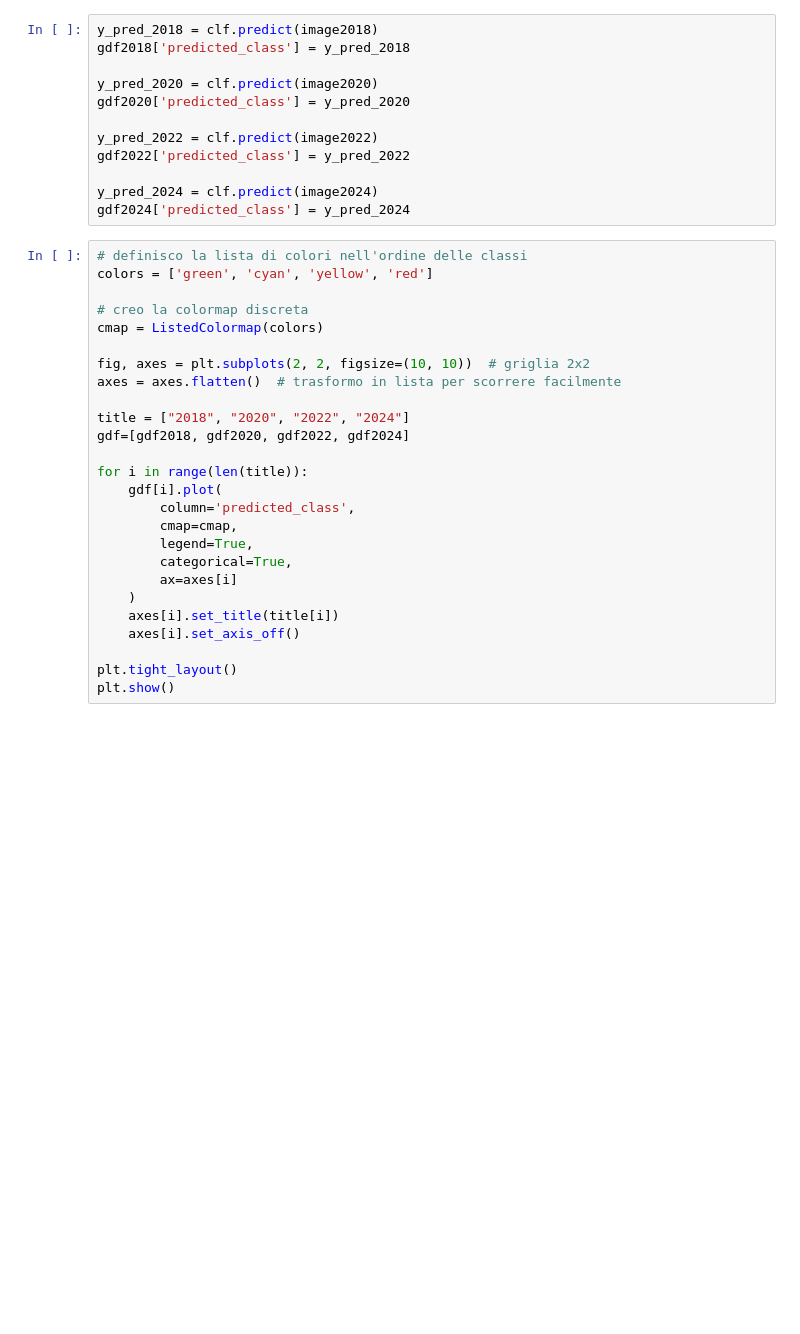
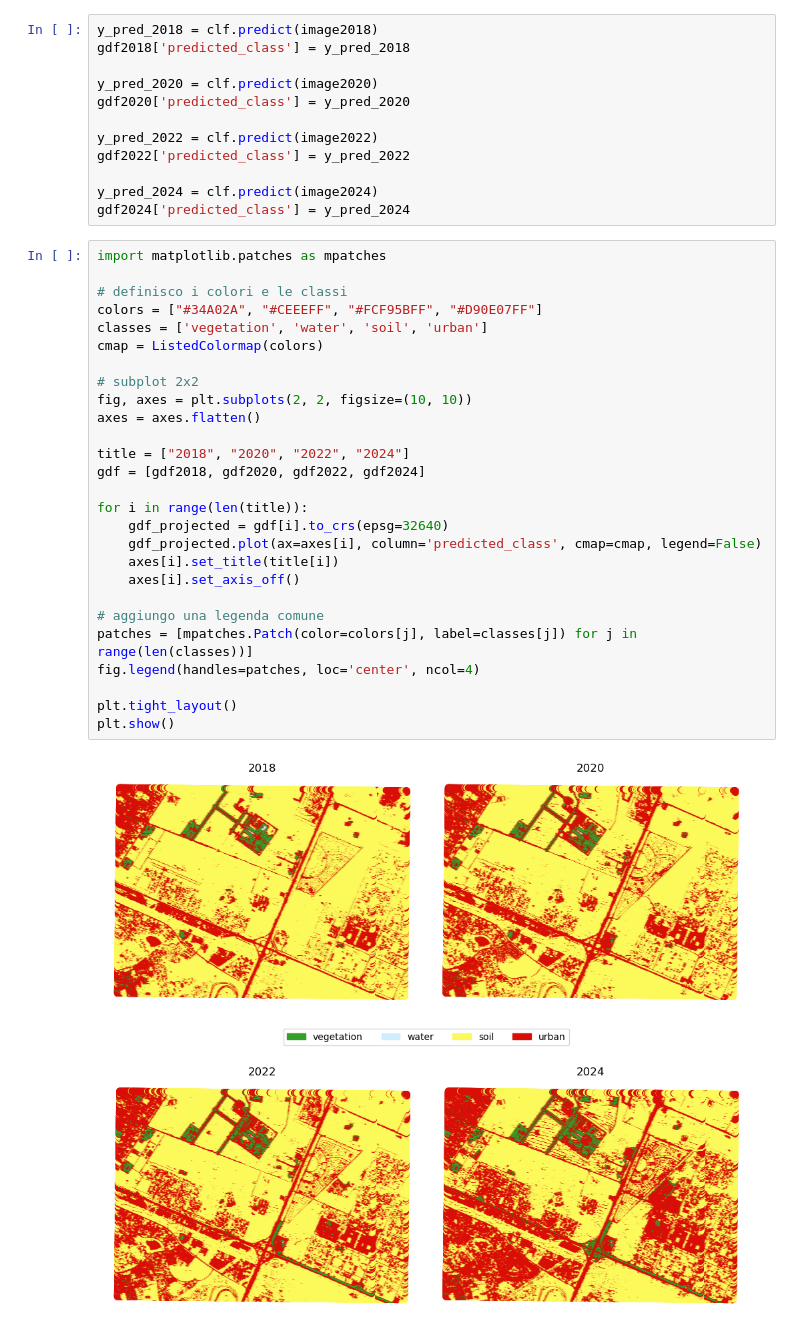
Before and after one commit to SvevaZ/EO_Advanced_project, a Jupyter notebook: Prediction.ipynb, the cells around one changed output. Drawn from its saved outputs; the diff is of its cells as text; blank space fills up the shorter version.

```diff
--- a/Prediction.ipynb
+++ b/Prediction.ipynb
@@ -79,29 +71,32 @@ gdf2022['predicted_class'] = y_pred_2022
 
 y_pred_2024 = clf.predict(image2024)
 gdf2024['predicted_class'] = y_pred_2024
-# %%
-# definisco la lista di colori nell'ordine delle classi
-colors = ['green', 'cyan', 'yellow', 'red']
-
-# creo la colormap discreta
-cmap = ListedColormap(colors)
-
-fig, axes = plt.subplots(2, 2, figsize=(10, 10))  # griglia 2x2
-axes = axes.flatten()  # trasformo in lista per scorrere facilmente
-
-title = ["2018", "2020", "2022", "2024"]
-gdf=[gdf2018, gdf2020, gdf2022, gdf2024]
-
-for i in range(len(title)):
-    gdf[i].plot(
-        column='predicted_class',
-        cmap=cmap,
-        legend=True,
-        categorical=True,
-        ax=axes[i]
-    )
-    axes[i].set_title(title[i])
-    axes[i].set_axis_off()
-
-plt.tight_layout()
-plt.show()
+# %%
+import matplotlib.patches as mpatches
+
+# definisco i colori e le classi
+colors = ["#34A02A", "#CEEEFF", "#FCF95BFF", "#D90E07FF"]
+classes = ['vegetation', 'water', 'soil', 'urban']
+cmap = ListedColormap(colors)
+
+# subplot 2x2
+fig, axes = plt.subplots(2, 2, figsize=(10, 10))
+axes = axes.flatten()
+
+title = ["2018", "2020", "2022", "2024"]
+gdf = [gdf2018, gdf2020, gdf2022, gdf2024]
+
+for i in range(len(title)):
+    gdf_projected = gdf[i].to_crs(epsg=32640)
+    gdf_projected.plot(ax=axes[i], column='predicted_class', cmap=cmap, legend=False)
+    axes[i].set_title(title[i])
+    axes[i].set_axis_off()
+
+# aggiungo una legenda comune
+patches = [mpatches.Patch(color=colors[j], label=classes[j]) for j in range(len(classes))]
+fig.legend(handles=patches, loc='center', ncol=4)
+
+plt.tight_layout()
+plt.show()
+# %% [output]
+[figure, added]
```
Also changed, not shown: parts of 10 cells of this notebook, 9 other files.
